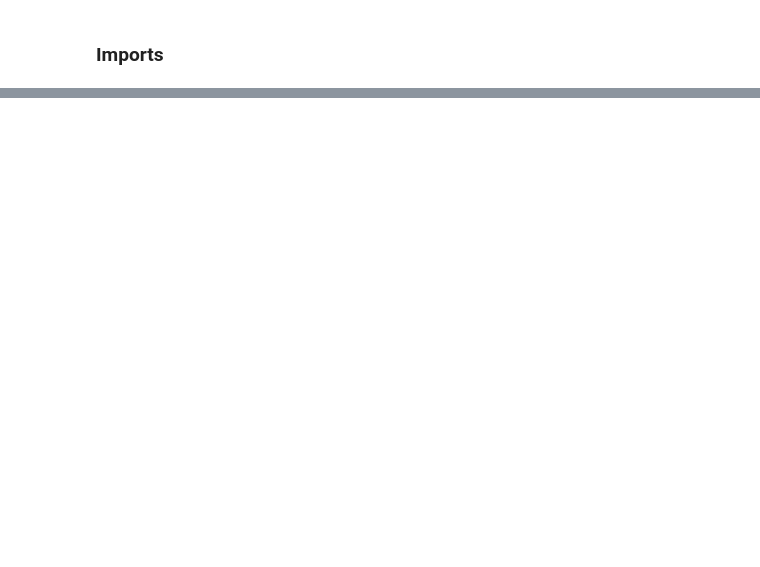
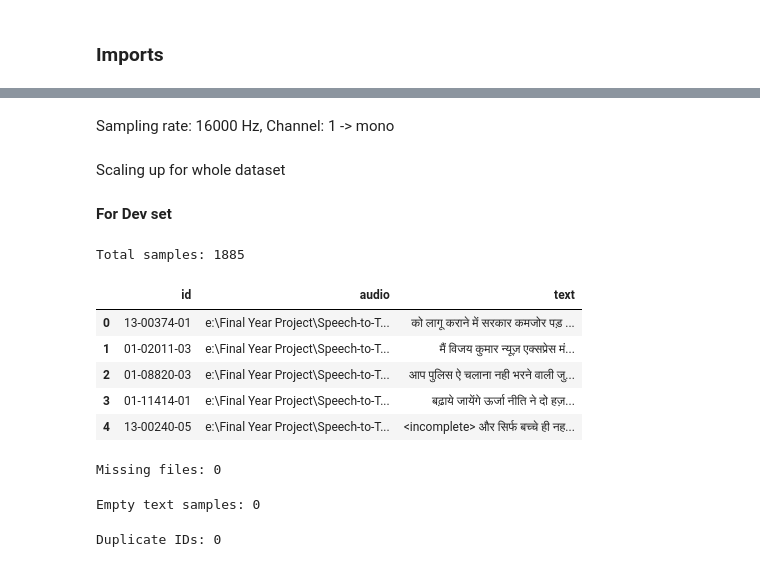
Before and after one commit to Shubhampandey1git/Speech-to-Text-Summarization-app, a Jupyter notebook: notebooks/EDA_cleaning_ASR.ipynb, the cells around one changed output, grey strips where cells are left out. Drawn from its saved outputs; the diff is of its cells as text; code cells hidden in the pictures; blank space fills up the shorter version.

```diff
--- a/notebooks/EDA_cleaning_ASR.ipynb
+++ b/notebooks/EDA_cleaning_ASR.ipynb
@@ -131,0 +332,4 @@ print(df_hi.sample(1))
+# %% [markdown]
+Sampling rate: 16000 Hz, Channel: 1 -> mono
+# %% [markdown]
+Scaling up for whole dataset
@@ -131,0 +342,39 @@ print(df_hi.sample(1))
+# %% [markdown]
+**For Dev set**
+# %%
+# Initialization and Total samples
+hindi_dev_data = load_hindi_asr_data(
+    hindi_dev_mp3_scp,
+    hindi_dev_text
+)
+
+print("Total samples:", len(hindi_dev_data))
+# %% [output]
+Total samples: 1885
+# %%
+df = pd.DataFrame(hindi_dev_data)
+df.head()
+# %% [output]
+|  | id | audio | text |
+| 0 | 13-00374-01 | e:\Final Year Project\Speech-to-T... | को लागू कराने में सरकार कमजोर पड़ ... |
+| 1 | 01-02011-03 | e:\Final Year Project\Speech-to-T... | मैं विजय कुमार न्यूज़ एक्सप्रेस मं... |
+| 2 | 01-08820-03 | e:\Final Year Project\Speech-to-T... | आप पुलिस ऐ चलाना नही भरने वाली जु... |
+| 3 | 01-11414-01 | e:\Final Year Project\Speech-to-T... | बढ़ाये जायेंगे ऊर्जा नीति ने दो हज़... |
+| 4 | 13-00240-05 | e:\Final Year Project\Speech-to-T... | <incomplete> और सिर्फ बच्चे ही नह... |
+# %%
+# Missing audio files
+missing = df[~df["audio"].apply(os.path.exists)]
+print("Missing files:", len(missing))
+# %% [output]
+Missing files: 0
+# %%
+# Empty transcripts
+empty_text = df[df["text"].str.strip() == ""]
+print("Empty text samples:", len(empty_text))
+# %% [output]
+Empty text samples: 0
+# %%
+# Duplicate IDs
+print("Duplicate IDs:", df["id"].duplicated().sum())
+# %% [output]
+Duplicate IDs: 0
```
Also changed, not shown: parts of 78 cells of this notebook, 20 other files.
